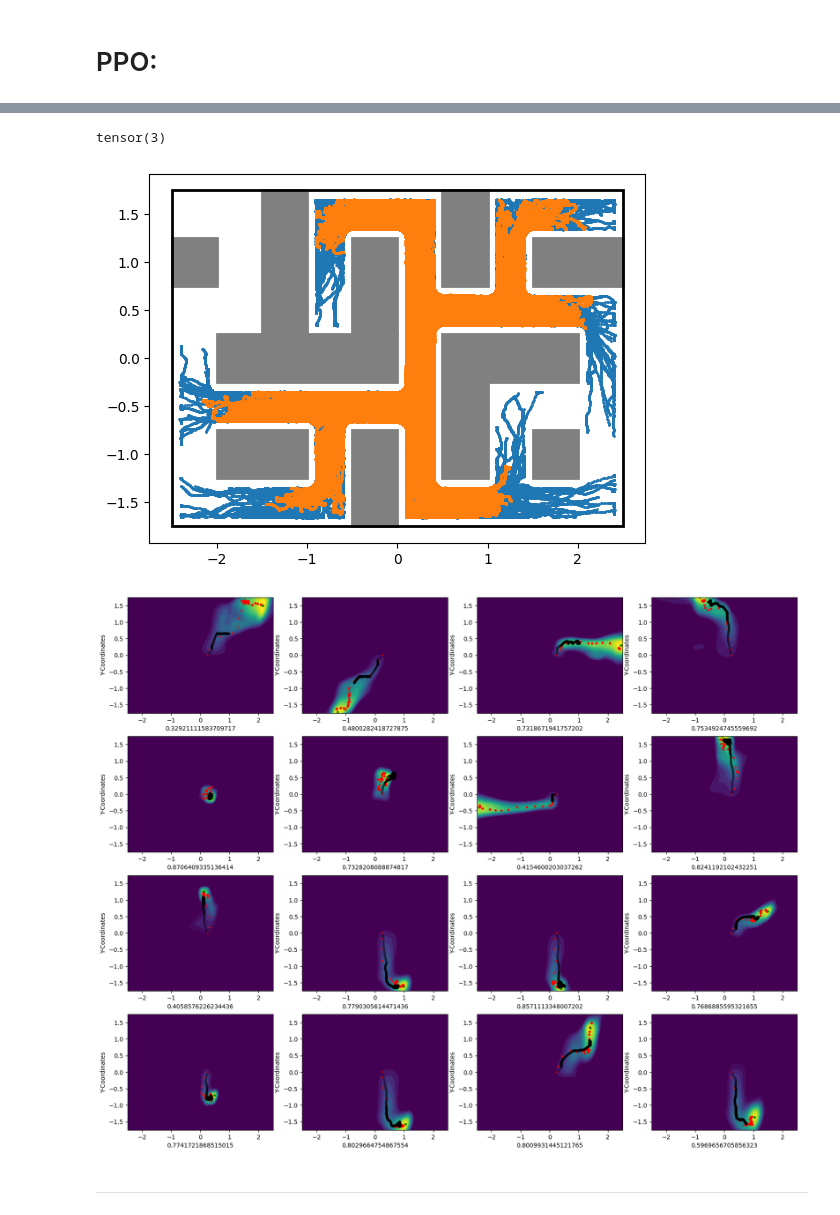
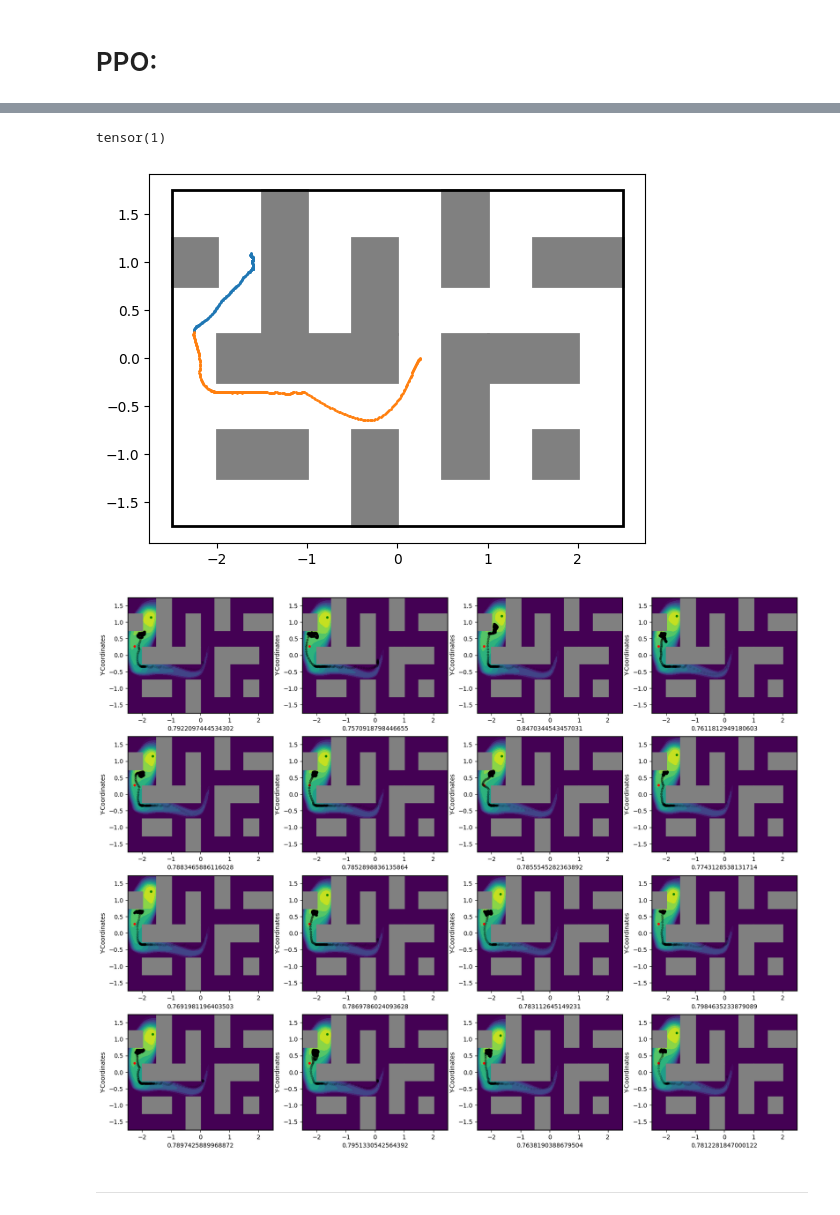
Before and after one commit to TheSun00000/fre_experiments, a Jupyter notebook: online_RG_trajectory_wise.ipynb, the cells around one changed output, grey strips where cells are left out. Cells and saved outputs as stored; diff of their text form; code cells hidden in the pictures.

```diff
--- a/online_RG_trajectory_wise.ipynb
+++ b/online_RG_trajectory_wise.ipynb
@@ -1036,7 +1063,8 @@ def train_on_new_states(
     model: ActorCriticContinuous,
     optimizer: torch.optim.Optimizer,
     reward_generator: RewardGenerator,
-    num_policy_steps: int
+    num_policy_steps: int,
+    target_model=None
 ):
     (anchors, anchors_rewards, pad_mask), (all_states, rewards), info = reward_generator.get_training_data(
         batch_size=num_envs,
@@ -1048,18 +1076,20 @@ def train_on_new_states(
     anchors = anchors.to(device)
     anchors_rewards = anchors_rewards.to(device)
     pad_mask = pad_mask.to(device)
+    base_anchors = info["base_anchors"].to(device)
 
     z, _ = reward_generator.get_z_from_anchors(anchors, anchors_rewards, pad_mask)
+    base_z, _ = reward_generator.get_z_from_anchors(base_anchors, anchors_rewards, pad_mask)
 
-    trajectory, _ = collect_trajectories(env, z, model, n_steps=num_policy_steps, reward_generator=reward_generator)
+    trajectory, _ = collect_trajectories(env, z, model, n_steps=num_policy_steps, reward_generator=reward_generator, base_z=base_z, target_model=target_model)
     shuffled_trajectory = shufffle_trajectory(trajectory)
     for _  in range(4):
-        entropy = ppo_optimization(shuffled_trajectory, model, optimizer, epochs=1, batch_size=512)
+        entropy, policy_loss, value_loss = ppo_optimization(shuffled_trajectory, model, optimizer, epochs=1, batch_size=512)
 
     avg_reward = trajectory['rewards'][len(trajectory['rewards'])//num_envs-1::len(trajectory['rewards'])//num_envs].mean()
 
 
-    return avg_reward, entropy, {'anchors': anchors, 'trajectory': trajectory, 'get_training_data:info': info}
+    return avg_reward, entropy, {'anchors': anchors, 'trajectory': trajectory, 'get_training_data:info': info, 'policy_loss':policy_loss, 'value_loss':value_loss}
 
 
 
@@ -1155,8 +1185,8 @@ def get_new_states(
     model: ActorCriticContinuous,
     reward_generator: RewardGenerator,
     from_prior: bool,
-    num_policy_steps=1000,
-    num_random_steps=100,
+    num_policy_steps,
+    num_random_steps,
 ):
     # Get new states:
 
@@ -1250,7 +1280,7 @@ class RNDResampling:
         return w
 # %%
 fre_network = FRENetwork(obs_len=2)
-fre_network.load_state_dict(torch.load('models/fre_network_7.pth'))
+fre_network.load_state_dict(torch.load('models/fre_network_10.pth'))
 
 reward_generator = RewardGenerator(
     obs_dim=2,
@@ -1276,7 +1306,7 @@ reward_generator = RewardGenerator(
 # reward_generator.update_new_states_buffer(x)
 # reward_generator.update_states_buffer    (x)
 
-reward_generator.new_states_buffer = torch.load('models/new_states_buffer_7.pth')['new_states_buffer']
+reward_generator.new_states_buffer = torch.load('models/new_states_buffer_10.pth')['new_states_buffer']
 
 
 if reward_generator.new_states_buffer is not None:
@@ -1294,7 +1324,7 @@ model = ActorCriticContinuous(
     actor_hidden_layers=[512, 512, 512, 512],
     critic_hidden_layers=[512, 512, 512, 512]
 ).to(device)
-model.load_state_dict(torch.load('models/model_7.pth'))
+model.load_state_dict(torch.load('models/model_10.pth'))
 
 
 optimizer = torch.optim.Adam(model.parameters(), lr=0.0005)
@@ -1597,16 +1671,18 @@ add_largest_maze_walls(ax)
 # torch.save(reward_generator.fre_network.state_dict(), 'models/online_fre_network_3.pth')
 # torch.save(model.state_dict(), 'models/online_ppo_model_3.pth')
 # %%
-reward_generator.new_states_buffer = torch.load('models/new_states_buffer_7.pth')['new_states_buffer']
+reward_generator.new_states_buffer = torch.load('models/new_states_buffer_10.pth')['new_states_buffer']
 
 # cond = (reward_generator.new_states_buffer[:, -1, 1] > -0.5) & (reward_generator.new_states_buffer[:, -1, 1] < 0) & (reward_generator.new_states_buffer[:, -1, 0] > 2)
 # cond = (reward_generator.new_states_buffer[:, -1, 1] > 1) & (reward_generator.new_states_buffer[:, -1, 1] < 1.1) & (reward_generator.new_states_buffer[:, -1, 0] < 0)
-cond = (reward_generator.new_states_buffer[:, -1, 1] > 1) & (reward_generator.new_states_buffer[:, -1, 1] < 10) & (reward_generator.new_states_buffer[:, -1, 0] > 2.4)
+# cond = (reward_generator.new_states_buffer[:, -1, 1] > 1) & (reward_generator.new_states_buffer[:, -1, 1] < 10) & (reward_generator.new_states_buffer[:, -1, 0] > 2.4)
 # cond = (reward_generator.new_states_buffer[:, -1, 1] > -10) & (reward_generator.new_states_buffer[:, -1, 1] < -1) & (reward_generator.new_states_buffer[:, -1, 0] > 2.4)
+cond = (reward_generator.new_states_buffer[:, -1, 1] > 0.75) & (reward_generator.new_states_buffer[:, -1, 0] < -1.5)
+
 
 print(cond.sum())
 
-reward_generator.new_states_buffer = reward_generator.new_states_buffer[cond][[1]]
+reward_generator.new_states_buffer = reward_generator.new_states_buffer[cond][[0]]
 
 resampler = RNDResampling()
 dataset = reward_generator.new_states_buffer[:, -1, :].reshape(-1, 2)
@@ -1614,4 +1690,4 @@ resampler_losses = resampler.fit(dataset, epochs=1000)
 resampling_weights = resampler.get_resampling_weights(dataset)
 reward_generator.resampling_weights = resampling_weights
 # %% [output]
-tensor(3)
+tensor(1)
@@ -1620,10 +1698,10 @@ fig, ax = plt.subplots(1, 1)
 
 i = 4
 
-x = reward_generator.new_states_buffer[:, 400:, :]
+x = reward_generator.new_states_buffer[:, EPISODE_LENGTH:, :]
 ax.scatter(x[..., 0], x[..., 1], s=1, alpha=1)
 
-x = reward_generator.new_states_buffer[:, :400, :]
+x = reward_generator.new_states_buffer[:, :EPISODE_LENGTH, :]
 ax.scatter(x[..., 0], x[..., 1], s=1, alpha=1)
 
 add_largest_maze_walls(ax)
@@ -1632,7 +1710,7 @@ add_largest_maze_walls(ax)
 # plt.xlim([-2, 2])
 # plt.xlim([-2, 2])
 # %% [output]
-[figure, old version]
+[figure, new version]
 # %%
 # eval_z, _ = reward_generator.get_z_from_anchors(anchors, pad_mask)
 eval_z, info = reward_generator.get_z_from_random_anchors(eval_num_envs, min_num_anchors=MIN_NUM_ANCHORS, max_num_anchors=MAX_NUM_ANCHORS)
@@ -1679,40 +1758,41 @@ for i in tqdm(range(len(eval_z))):
 
     # axs[i].scatter(state[:, 0].cpu(), state[:, 1].cpu(), c=r, alpha=0.3, s=20)
     # axs[i].scatter(coods[:, 0].cpu(), coods[:, 1].cpu(), c='red', alpha=0.3, s=20)
-    # axs[i].pcolormesh(X1, X2, r.reshape(X1.shape), cmap='jet', shading='gouraud', alpha=1, vmin=0.0, vmax=1)
+    # axs[i].pcolormesh(X1, X2, r.reshape(X1.shape), shading='gouraud', alpha=1, vmin=0.0, vmax=1)
     axs[i].contourf(X1, X2, r.reshape(X1.shape), levels=20, alpha=1, vmin=0.1, vmax=1.0)
-    axs[i].scatter(anchors[i, :, 0].cpu(), anchors[i, :, 1].cpu(), c='red', s=anchors_rewards[i, :, 0].reshape(-1).cpu()*10)
+    # axs[i].scatter(anchors[i, :, 0].cpu(), anchors[i, :, 1].cpu(), c='red', s=anchors_rewards[i, :, 0].reshape(-1).cpu()*10)
     # axs[i].scatter(anchors[i, -1, 0].cpu(), anchors[i, -1, 1].cpu(), c=anchors_rewards[i, -1, 0],  edgecolors='red', vmin=0, vmax=1)
     # axs[i].scatter(anchors[i, 0, 0].cpu(), anchors[i, 0, 1].cpu(), c='red', s=anchors_rewards[i, 0, 0].reshape(-1).cpu()*100)
-    axs[i].scatter(anchors[i, -1, 0].cpu(), anchors[i, -1, 1].cpu(), c='red', s=anchors_rewards[i, -1, 0].reshape(-1).cpu()*10)
+    axs[i].scatter(info['get_training_data:info']['base_anchors'][i, -1, 0].cpu(), info['get_training_data:info']['base_anchors'][i, -1, 1].cpu(), c='red', s=anchors_rewards[i, -1, 0].reshape(-1).cpu()*10)
 
     r_argmax = state[r.argmax(), :2].cpu()
 
 
 
     for j in range(len(trajectories)):
         trajectory, _ = trajectories[j]
         coords = trajectory['states'][EPISODE_LENGTH*i:EPISODE_LENGTH*(i+1), :2]
         r_mean = trajectory['rewards'][EPISODE_LENGTH*i:EPISODE_LENGTH*(i+1)][-10:].mean()
         axs[i].scatter(coords[:, 0], coords[:, 1], alpha=np.linspace(0.0, 1, len(coords)), s=10, c='black')
+        # axs[i].scatter(coords[EPISODE_LENGTH//4*3, 0], coords[EPISODE_LENGTH//4*3, 1], s=100, c='black', marker='x')
 
         v = trajectory['actions'][EPISODE_LENGTH*i:EPISODE_LENGTH*(i+1), :2]
         for c in range(0, len(coords), 50):
             x, y = coords[c]
             vx, vy = v[c:c+50].mean(0) / 10
             # axs[i].arrow(x, y, vx, vy, head_width=0.05, fc='red', ec='red')
 
         axs[i].set_xlabel("X-Coordinates")  # Change this to your appropriate label
         axs[i].set_xlabel(f"{r_mean}")
         axs[i].set_ylabel("Y-Coordinates")
         # axs[i].set_xlim([-2, 2])
         # axs[i].set_ylim([-2, 2])
-    # add_largest_maze_walls(axs[i])
+    add_largest_maze_walls(axs[i])
 
     axs[i].scatter(r_argmax[0].cpu(), r_argmax[1].cpu(), c='green', s=10)
 
 plt.show()
 # %% [output]
-[figure, old version]
+[figure, new version]
 # %% [markdown]
 ---
```
Also changed, not shown: parts of 22 cells of this notebook, 4 other files.
